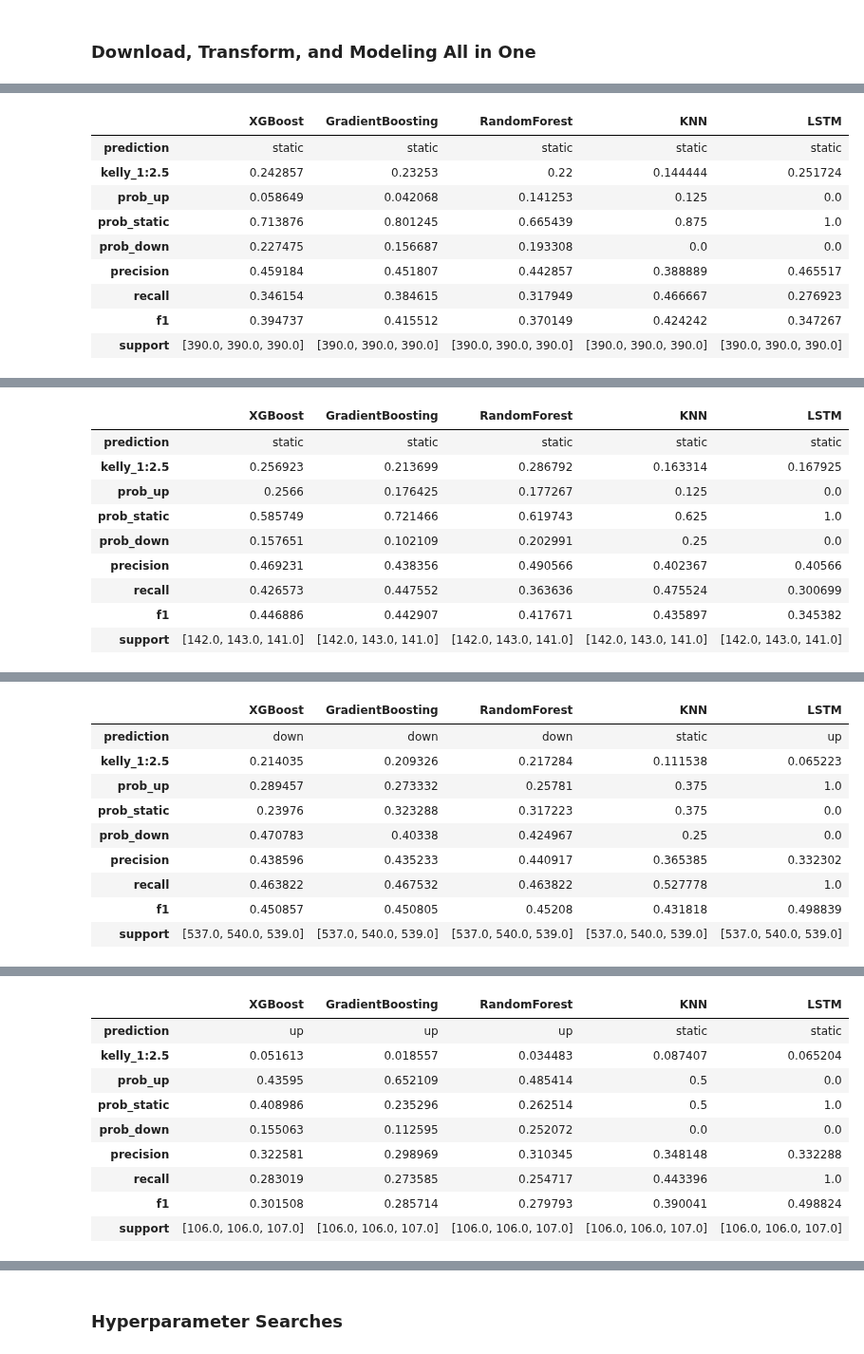
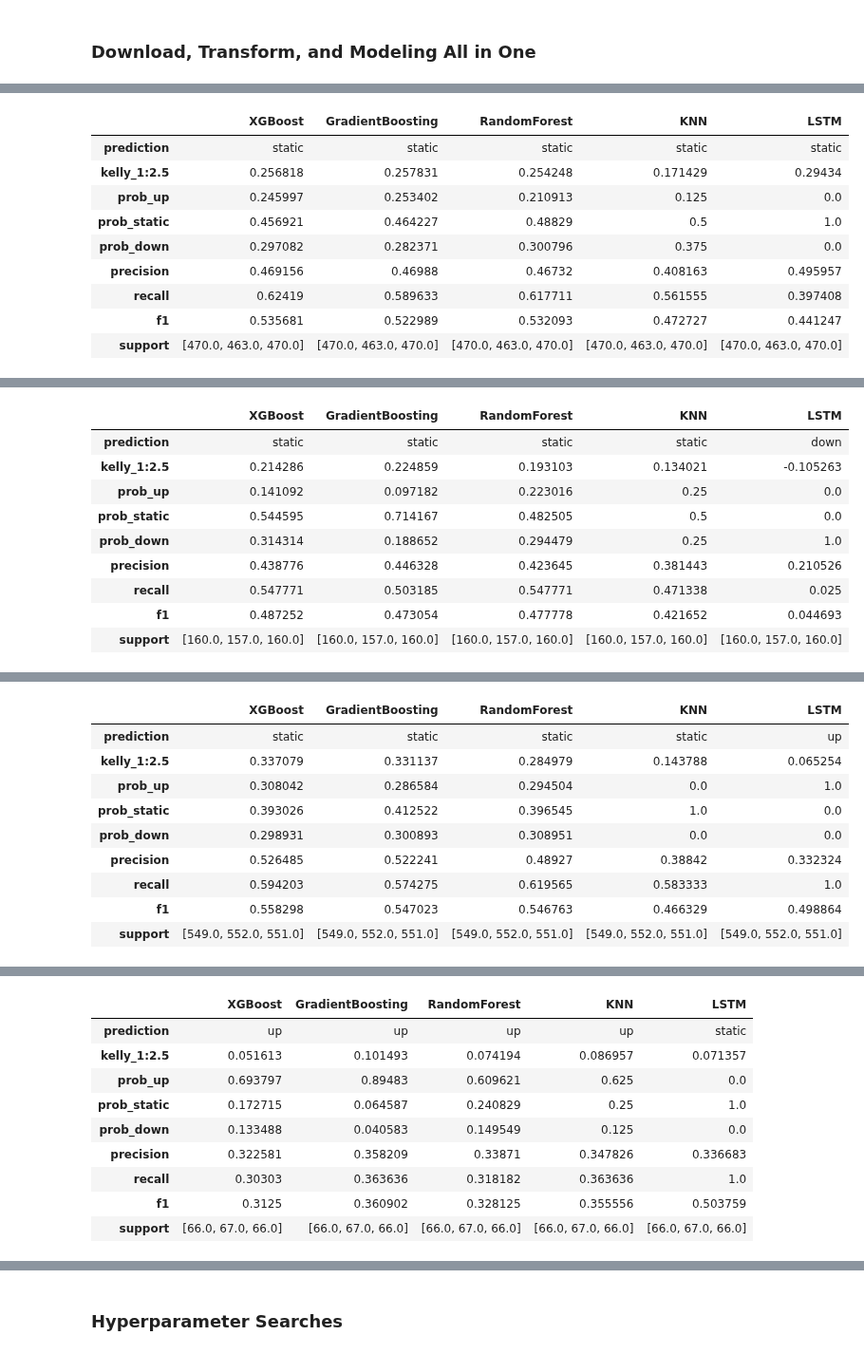
Before and after one commit to yuchild/stock_production, a Jupyter notebook: stock_next_time_frame_predictor.ipynb, the cells around one changed output, grey strips where cells are left out. Shown at 95% size. Cells and saved outputs as stored; diff of their text form; code cells hidden in the pictures.

```diff
--- a/stock_next_time_frame_predictor.ipynb
+++ b/stock_next_time_frame_predictor.ipynb
@@ -79,5 +79,5 @@ from src import modules as f # f is for function
 # %% [markdown]
 ### Download, Transform, and Modeling All in One
 # %%
-f.predictions('tlry')
+f.predictions('ai')
 # %% [output]
@@ -85,10 +85,10 @@ TLRY 5m Interval Timestamp: 2024-12-27 01:35:46
 |  | XGBoost | GradientBoosting | RandomForest | KNN | LSTM |
 | prediction | static | static | static | static | static |
-| kelly_1:2.5 | 0.242857 | 0.23253 | 0.22 | 0.144444 | 0.251724 |
-| prob_up | 0.058649 | 0.042068 | 0.141253 | 0.125 | 0.0 |
-| prob_static | 0.713876 | 0.801245 | 0.665439 | 0.875 | 1.0 |
-| prob_down | 0.227475 | 0.156687 | 0.193308 | 0.0 | 0.0 |
-| precision | 0.459184 | 0.451807 | 0.442857 | 0.388889 | 0.465517 |
-| recall | 0.346154 | 0.384615 | 0.317949 | 0.466667 | 0.276923 |
-| f1 | 0.394737 | 0.415512 | 0.370149 | 0.424242 | 0.347267 |
-| support | [390.0, 390.0, 390.0] | [390.0, 390.0, 390.0] | [390.0, 390.0, 390.0] | [390.0, 390.0, 390.0] | [390.0, 390.0, 390.0] |
+| kelly_1:2.5 | 0.256818 | 0.257831 | 0.254248 | 0.171429 | 0.29434 |
+| prob_up | 0.245997 | 0.253402 | 0.210913 | 0.125 | 0.0 |
+| prob_static | 0.456921 | 0.464227 | 0.48829 | 0.5 | 1.0 |
+| prob_down | 0.297082 | 0.282371 | 0.300796 | 0.375 | 0.0 |
+| precision | 0.469156 | 0.46988 | 0.46732 | 0.408163 | 0.495957 |
+| recall | 0.62419 | 0.589633 | 0.617711 | 0.561555 | 0.397408 |
+| f1 | 0.535681 | 0.522989 | 0.532093 | 0.472727 | 0.441247 |
+| support | [470.0, 463.0, 470.0] | [470.0, 463.0, 470.0] | [470.0, 463.0, 470.0] | [470.0, 463.0, 470.0] | [470.0, 463.0, 470.0] |
@@ -96,10 +96,10 @@ TLRY 15m Interval Timestamp: 2024-12-27 01:36:09
 |  | XGBoost | GradientBoosting | RandomForest | KNN | LSTM |
-| prediction | static | static | static | static | static |
-| kelly_1:2.5 | 0.256923 | 0.213699 | 0.286792 | 0.163314 | 0.167925 |
-| prob_up | 0.2566 | 0.176425 | 0.177267 | 0.125 | 0.0 |
-| prob_static | 0.585749 | 0.721466 | 0.619743 | 0.625 | 1.0 |
-| prob_down | 0.157651 | 0.102109 | 0.202991 | 0.25 | 0.0 |
-| precision | 0.469231 | 0.438356 | 0.490566 | 0.402367 | 0.40566 |
-| recall | 0.426573 | 0.447552 | 0.363636 | 0.475524 | 0.300699 |
-| f1 | 0.446886 | 0.442907 | 0.417671 | 0.435897 | 0.345382 |
-| support | [142.0, 143.0, 141.0] | [142.0, 143.0, 141.0] | [142.0, 143.0, 141.0] | [142.0, 143.0, 141.0] | [142.0, 143.0, 141.0] |
+| prediction | static | static | static | static | down |
+| kelly_1:2.5 | 0.214286 | 0.224859 | 0.193103 | 0.134021 | -0.105263 |
+| prob_up | 0.141092 | 0.097182 | 0.223016 | 0.25 | 0.0 |
+| prob_static | 0.544595 | 0.714167 | 0.482505 | 0.5 | 0.0 |
+| prob_down | 0.314314 | 0.188652 | 0.294479 | 0.25 | 1.0 |
+| precision | 0.438776 | 0.446328 | 0.423645 | 0.381443 | 0.210526 |
+| recall | 0.547771 | 0.503185 | 0.547771 | 0.471338 | 0.025 |
+| f1 | 0.487252 | 0.473054 | 0.477778 | 0.421652 | 0.044693 |
+| support | [160.0, 157.0, 160.0] | [160.0, 157.0, 160.0] | [160.0, 157.0, 160.0] | [160.0, 157.0, 160.0] | [160.0, 157.0, 160.0] |
@@ -107,10 +107,10 @@ TLRY 1h Interval Timestamp: 2024-12-27 01:36:23
 |  | XGBoost | GradientBoosting | RandomForest | KNN | LSTM |
-| prediction | down | down | down | static | up |
-| kelly_1:2.5 | 0.214035 | 0.209326 | 0.217284 | 0.111538 | 0.065223 |
-| prob_up | 0.289457 | 0.273332 | 0.25781 | 0.375 | 1.0 |
-| prob_static | 0.23976 | 0.323288 | 0.317223 | 0.375 | 0.0 |
-| prob_down | 0.470783 | 0.40338 | 0.424967 | 0.25 | 0.0 |
-| precision | 0.438596 | 0.435233 | 0.440917 | 0.365385 | 0.332302 |
-| recall | 0.463822 | 0.467532 | 0.463822 | 0.527778 | 1.0 |
-| f1 | 0.450857 | 0.450805 | 0.45208 | 0.431818 | 0.498839 |
-| support | [537.0, 540.0, 539.0] | [537.0, 540.0, 539.0] | [537.0, 540.0, 539.0] | [537.0, 540.0, 539.0] | [537.0, 540.0, 539.0] |
+| prediction | static | static | static | static | up |
+| kelly_1:2.5 | 0.337079 | 0.331137 | 0.284979 | 0.143788 | 0.065254 |
+| prob_up | 0.308042 | 0.286584 | 0.294504 | 0.0 | 1.0 |
+| prob_static | 0.393026 | 0.412522 | 0.396545 | 1.0 | 0.0 |
+| prob_down | 0.298931 | 0.300893 | 0.308951 | 0.0 | 0.0 |
+| precision | 0.526485 | 0.522241 | 0.48927 | 0.38842 | 0.332324 |
+| recall | 0.594203 | 0.574275 | 0.619565 | 0.583333 | 1.0 |
+| f1 | 0.558298 | 0.547023 | 0.546763 | 0.466329 | 0.498864 |
+| support | [549.0, 552.0, 551.0] | [549.0, 552.0, 551.0] | [549.0, 552.0, 551.0] | [549.0, 552.0, 551.0] | [549.0, 552.0, 551.0] |
@@ -118,10 +118,10 @@ TLRY 1d Interval Timestamp: 2024-12-27 01:37:13
 |  | XGBoost | GradientBoosting | RandomForest | KNN | LSTM |
-| prediction | up | up | up | static | static |
-| kelly_1:2.5 | 0.051613 | 0.018557 | 0.034483 | 0.087407 | 0.065204 |
-| prob_up | 0.43595 | 0.652109 | 0.485414 | 0.5 | 0.0 |
-| prob_static | 0.408986 | 0.235296 | 0.262514 | 0.5 | 1.0 |
-| prob_down | 0.155063 | 0.112595 | 0.252072 | 0.0 | 0.0 |
-| precision | 0.322581 | 0.298969 | 0.310345 | 0.348148 | 0.332288 |
-| recall | 0.283019 | 0.273585 | 0.254717 | 0.443396 | 1.0 |
-| f1 | 0.301508 | 0.285714 | 0.279793 | 0.390041 | 0.498824 |
-| support | [106.0, 106.0, 107.0] | [106.0, 106.0, 107.0] | [106.0, 106.0, 107.0] | [106.0, 106.0, 107.0] | [106.0, 106.0, 107.0] |
+| prediction | up | up | up | up | static |
+| kelly_1:2.5 | 0.051613 | 0.101493 | 0.074194 | 0.086957 | 0.071357 |
+| prob_up | 0.693797 | 0.89483 | 0.609621 | 0.625 | 0.0 |
+| prob_static | 0.172715 | 0.064587 | 0.240829 | 0.25 | 1.0 |
+| prob_down | 0.133488 | 0.040583 | 0.149549 | 0.125 | 0.0 |
+| precision | 0.322581 | 0.358209 | 0.33871 | 0.347826 | 0.336683 |
+| recall | 0.30303 | 0.363636 | 0.318182 | 0.363636 | 1.0 |
+| f1 | 0.3125 | 0.360902 | 0.328125 | 0.355556 | 0.503759 |
+| support | [66.0, 67.0, 66.0] | [66.0, 67.0, 66.0] | [66.0, 67.0, 66.0] | [66.0, 67.0, 66.0] | [66.0, 67.0, 66.0] |
```
Also changed, not shown: parts of 1 cell of this notebook, 19 other files.
